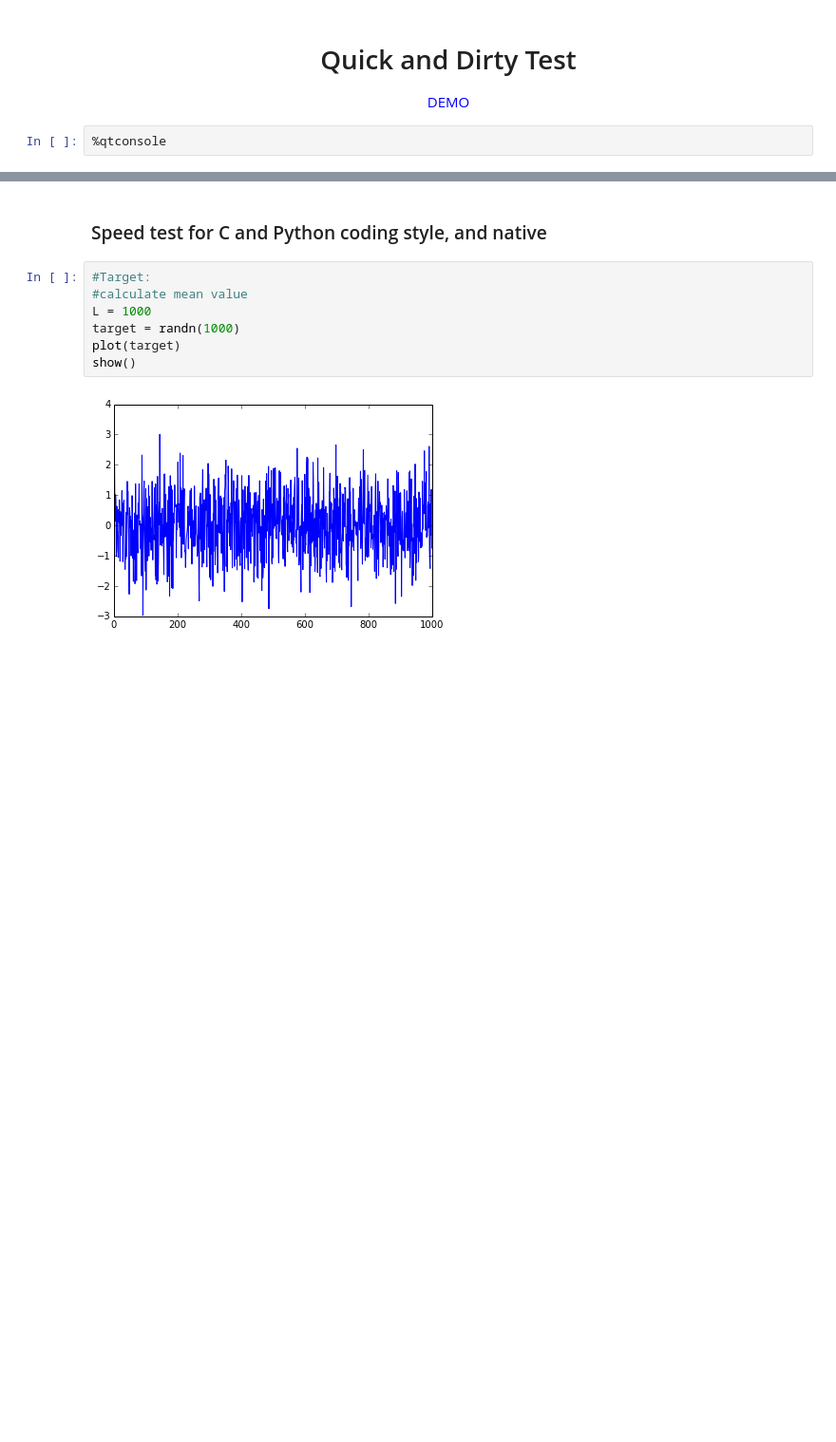
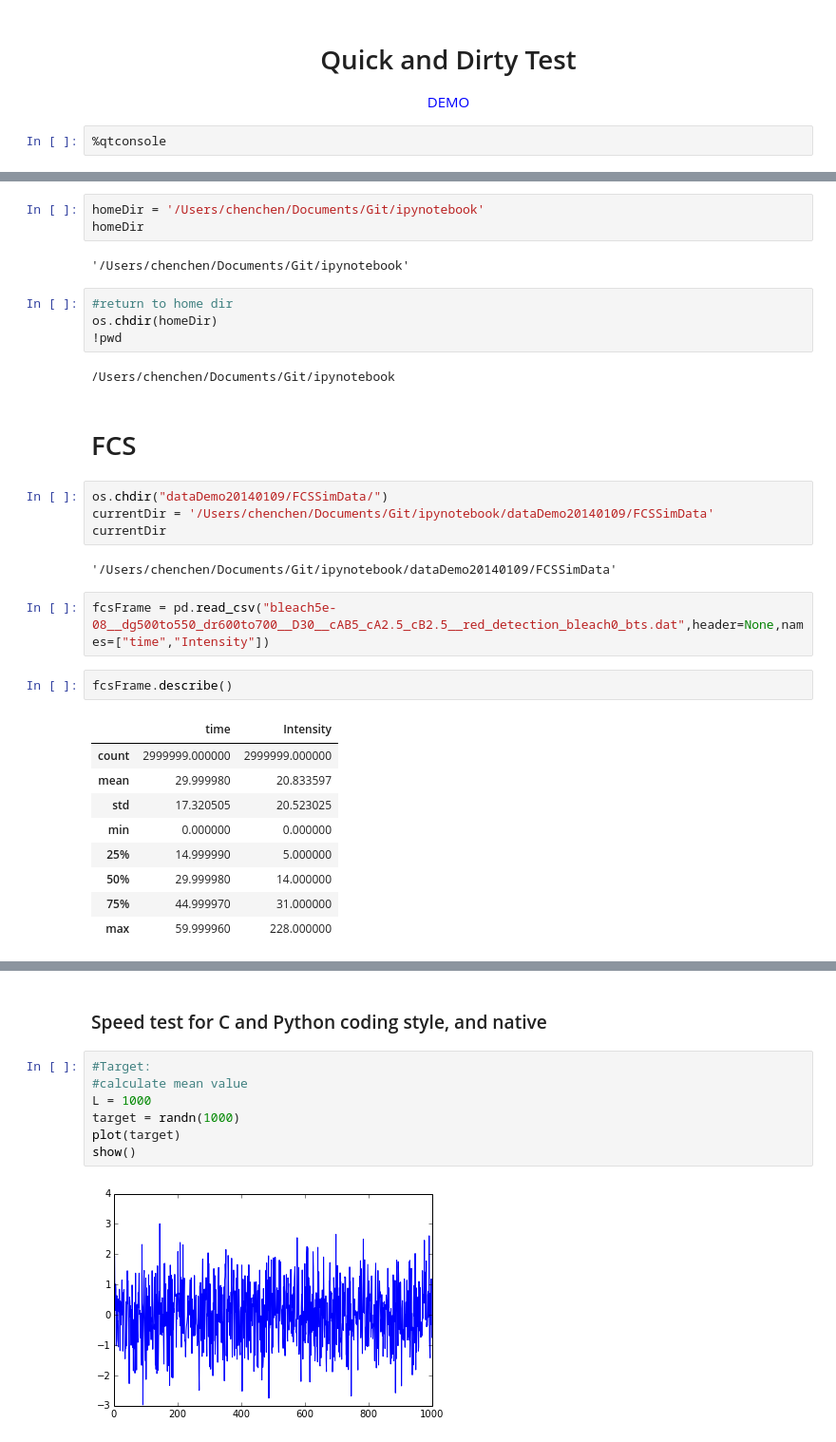
Before and after one commit to chenleo/ipynotebook, a Jupyter notebook: Quick_and_Dirty.ipynb, the cells around one changed output, grey strips where cells are left out. Shown at 95% size. Saved outputs shown, nothing was run; the diff lists cells and outputs as text; blank space fills up the shorter version.

```diff
--- a/Quick_and_Dirty.ipynb
+++ b/Quick_and_Dirty.ipynb
@@ -20,0 +16,33 @@ Populating the interactive namespace from numpy and matplotlib
+# %%
+homeDir = '/Users/chenchen/Documents/Git/ipynotebook'
+homeDir
+# %% [output]
+'/Users/chenchen/Documents/Git/ipynotebook'
+# %%
+#return to home dir
+os.chdir(homeDir)
+!pwd
+# %% [output]
+/Users/chenchen/Documents/Git/ipynotebook
+# %% [markdown]
+<h1>FCS</h1>
+# %%
+os.chdir("dataDemo20140109/FCSSimData/")
+currentDir = '/Users/chenchen/Documents/Git/ipynotebook/dataDemo20140109/FCSSimData'
+currentDir
+# %% [output]
+'/Users/chenchen/Documents/Git/ipynotebook/dataDemo20140109/FCSSimData'
+# %%
+fcsFrame = pd.read_csv("bleach5e-08__dg500to550_dr600to700__D30__cAB5_cA2.5_cB2.5__red_detection_bleach0_bts.dat",header=None,names=["time","Intensity"])
+# %%
+fcsFrame.describe()
+# %% [output]
+|  | time | Intensity |
+| count | 2999999.000000 | 2999999.000000 |
+| mean | 29.999980 | 20.833597 |
+| std | 17.320505 | 20.523025 |
+| min | 0.000000 | 0.000000 |
+| 25% | 14.999990 | 5.000000 |
+| 50% | 29.999980 | 14.000000 |
+| 75% | 44.999970 | 31.000000 |
+| max | 59.999960 | 228.000000 |
```
Also changed, not shown: parts of 16 cells of this notebook, 1 other file.
